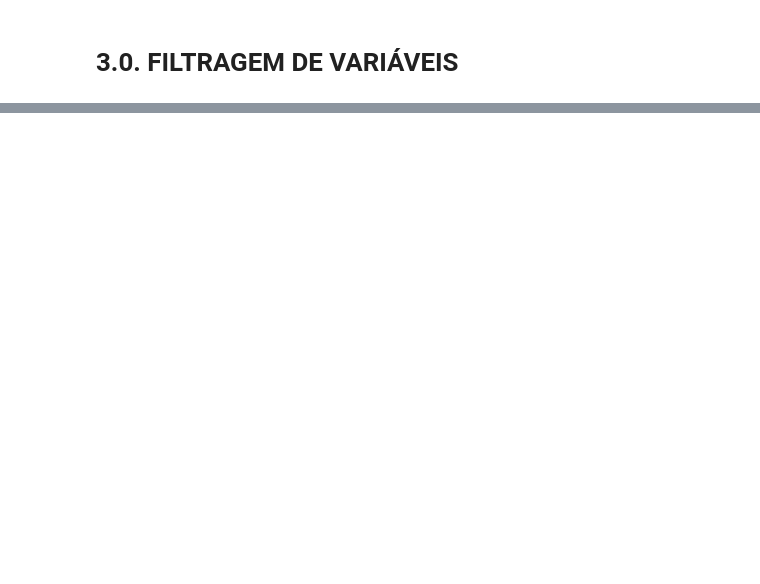
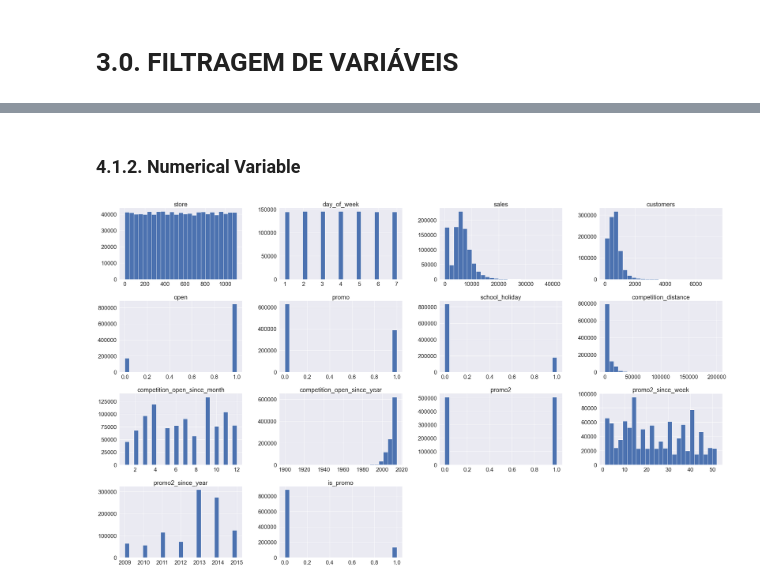
Before and after one commit to PedrosaFelipe/DS-Producao, a Jupyter notebook: Store_Sales_Prediction.ipynb, the cells around one changed output, grey strips where cells are left out. Saved outputs shown, nothing was run; the diff lists cells and outputs as text; code cells hidden in the pictures; blank space fills up the shorter version.

```diff
--- a/Store_Sales_Prediction.ipynb
+++ b/Store_Sales_Prediction.ipynb
@@ -472,0 +488,6 @@ Index(['store', 'day_of_week', 'date', 'sales', 'promo', 'state_holiday',
+# %% [markdown]
+### 4.1.2. Numerical Variable
+# %%
+num_attributes.hist(bins= 25);
+# %% [output]
+[figure, added]
```
Also changed, not shown: parts of 33 cells of this notebook.
